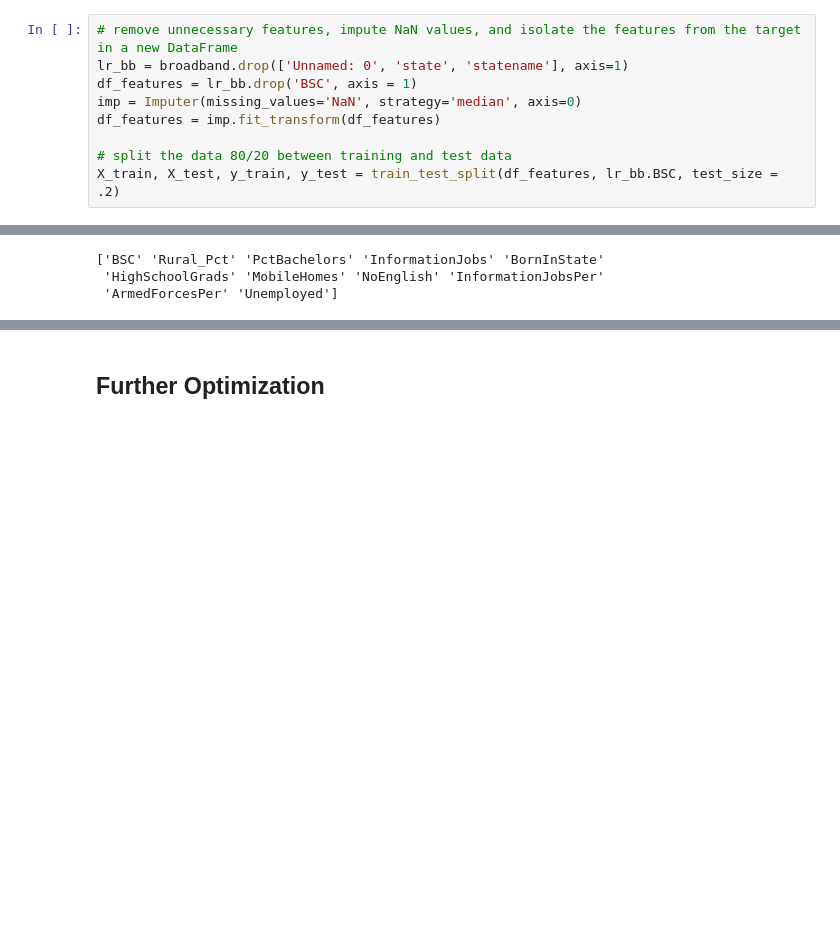
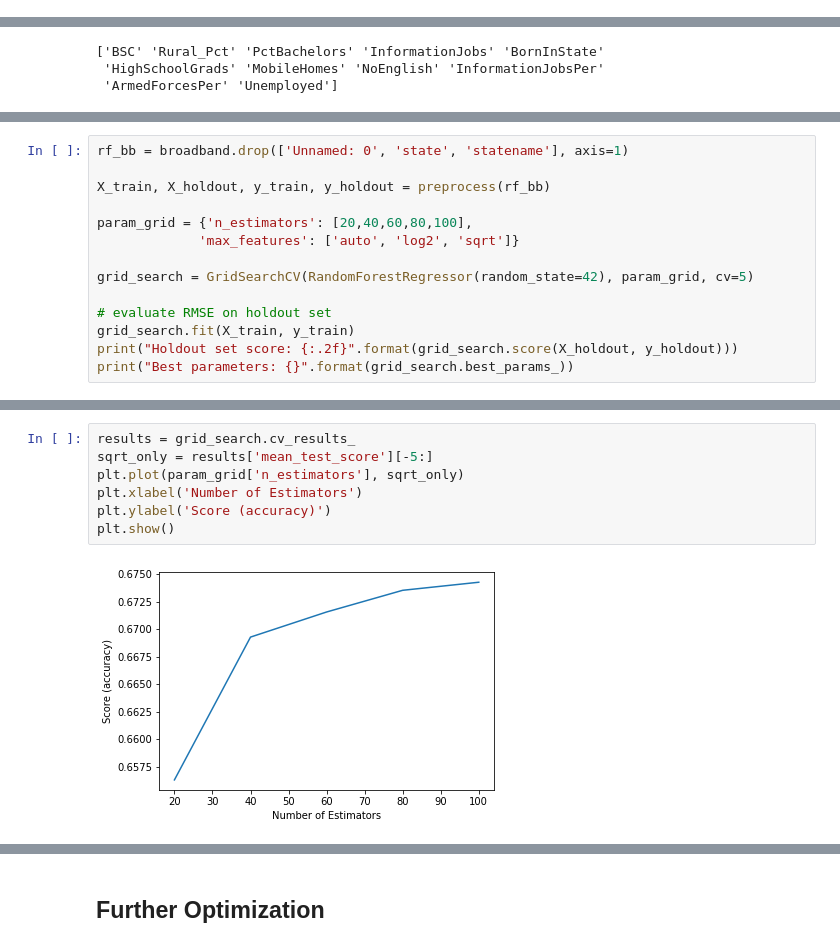
Before and after one commit to cwhitz/Capstone_ML, a Jupyter notebook: Capstone_ML.ipynb, the cells around one changed output, grey strips where cells are left out. Cells and saved outputs as stored; diff of their text form; blank space fills up the shorter version.

```diff
--- a/Capstone_ML.ipynb
+++ b/Capstone_ML.ipynb
@@ -42,12 +43,3 @@ from sklearn.feature_selection import RFE
 broadband = pd.read_csv('broadband.csv', dtype={'county_fips':str})
 # %% [markdown]
 My first step here is preprocessing my data for sci-kit learn's algorithms: Dropping unnecessary categorical features and the target variable and imputing missing values
-# %%
-# remove unnecessary features, impute NaN values, and isolate the features from the target in a new DataFrame
-lr_bb = broadband.drop(['Unnamed: 0', 'state', 'statename'], axis=1)
-df_features = lr_bb.drop('BSC', axis = 1)
-imp = Imputer(missing_values='NaN', strategy='median', axis=0)
-df_features = imp.fit_transform(df_features)
-
-# split the data 80/20 between training and test data
-X_train, X_test, y_train, y_test = train_test_split(df_features, lr_bb.BSC, test_size = .2)
@@ -291,0 +299,14 @@ Are there ways to further improve the model now that we have simplified it a bit
+# %%
+rf_bb = broadband.drop(['Unnamed: 0', 'state', 'statename'], axis=1)
+
+X_train, X_holdout, y_train, y_holdout = preprocess(rf_bb)
+
+param_grid = {'n_estimators': [20,40,60,80,100],
+             'max_features': ['auto', 'log2', 'sqrt']}
+
+grid_search = GridSearchCV(RandomForestRegressor(random_state=42), param_grid, cv=5)
+
+# evaluate RMSE on holdout set
+grid_search.fit(X_train, y_train)
+print("Holdout set score: {:.2f}".format(grid_search.score(X_holdout, y_holdout)))
+print("Best parameters: {}".format(grid_search.best_params_))
@@ -291,0 +318,9 @@ Are there ways to further improve the model now that we have simplified it a bit
+# %%
+results = grid_search.cv_results_
+sqrt_only = results['mean_test_score'][-5:]
+plt.plot(param_grid['n_estimators'], sqrt_only)
+plt.xlabel('Number of Estimators')
+plt.ylabel('Score (accuracy)')
+plt.show()
+# %% [output]
+[figure, added]
```
Also changed, not shown: parts of 30 cells of this notebook, 1 other file.
